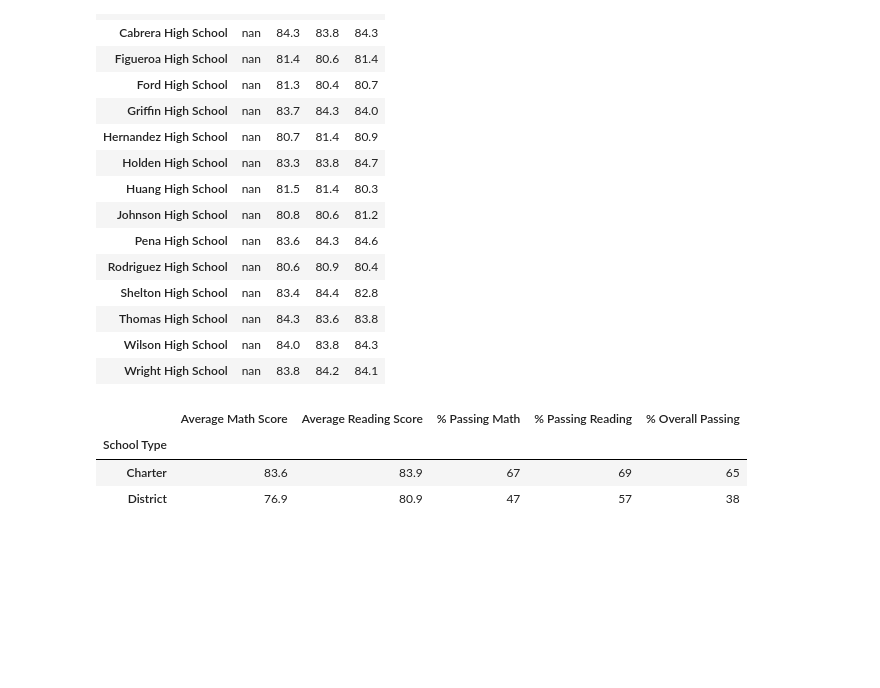
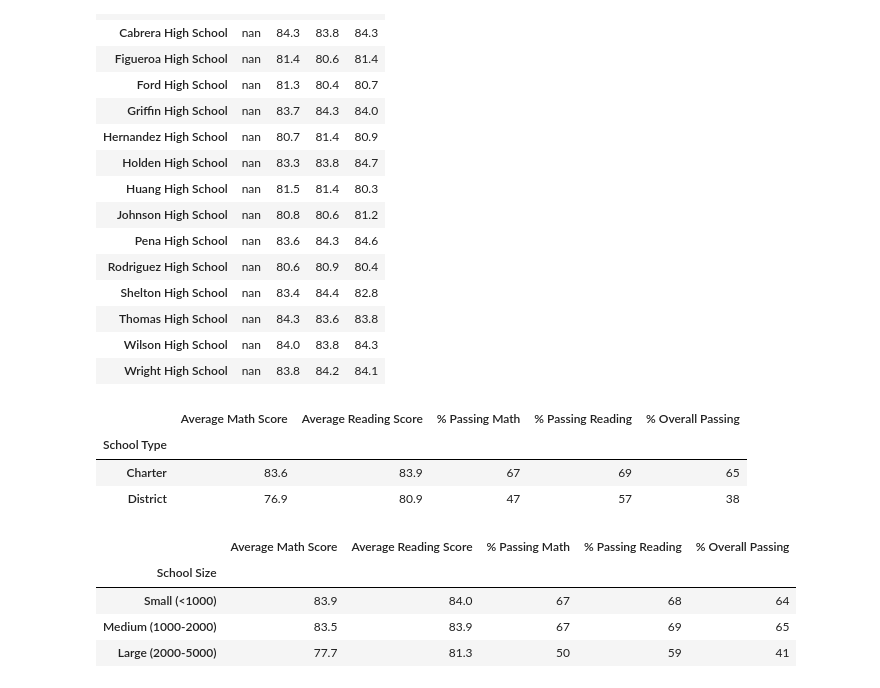
Before and after one commit to aramaswami/School_District_Analysis, a Jupyter notebook: PyCitySchools_Challenge_showing_segments.ipynb, the cells around one changed output. Saved outputs shown, nothing was run; the diff lists cells and outputs as text; code cells hidden in the pictures; blank space fills up the shorter version.

```diff
--- a/PyCitySchools_Challenge_showing_segments.ipynb
+++ b/PyCitySchools_Challenge_showing_segments.ipynb
@@ -510,3 +519,11 @@ type_summary_df
 | School Type |  |  |  |  |  |
 | Charter | 83.6 | 83.9 | 67 | 69 | 65 |
 | District | 76.9 | 80.9 | 47 | 57 | 38 |
+# %%
+size_summary_df
+# %% [output]
+|  | Average Math Score | Average Reading Score | % Passing Math | % Passing Reading | % Overall Passing |
+| School Size |  |  |  |  |  |
+| Small (<1000) | 83.9 | 84.0 | 67 | 68 | 64 |
+| Medium (1000-2000) | 83.5 | 83.9 | 67 | 69 | 65 |
+| Large (2000-5000) | 77.7 | 81.3 | 50 | 59 | 41 |
```
Also changed, not shown: parts of 4 cells of this notebook.
